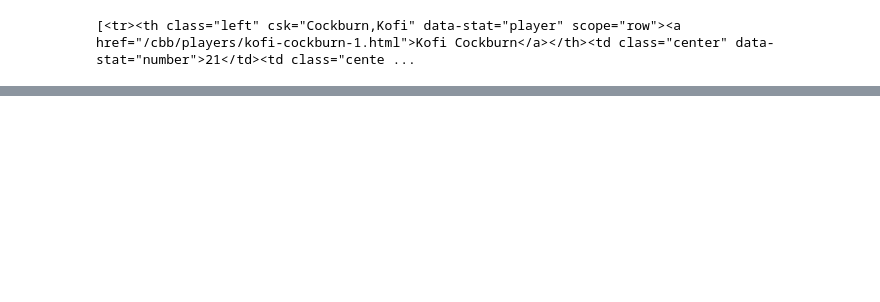
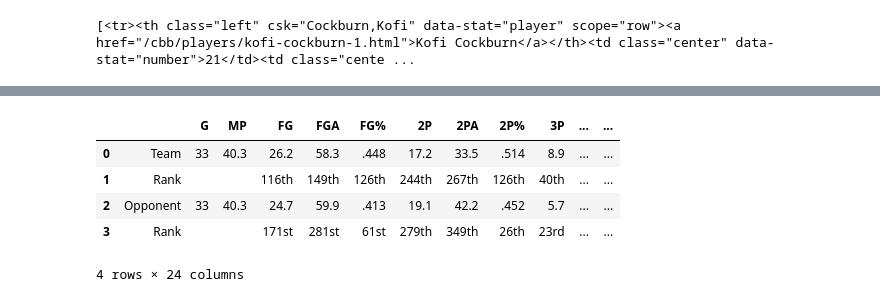
Before and after one commit to isaac-turk/DataDiveFa24, a Jupyter notebook: 21-22-Scrape.ipynb, the cells around one changed output, grey strips where cells are left out. Saved outputs shown, nothing was run; the diff lists cells and outputs as text; code cells hidden in the pictures; blank space fills up the shorter version.

Commit message:
made 21-22 team & opponent per game csv

```diff
--- a/21-22-Scrape.ipynb
+++ b/21-22-Scrape.ipynb
@@ -135,0 +151,3 @@ df_roster.to_csv(r'/Users/isaac/Desktop/personal/datadive24/21-22-Roster.csv')
+# %%
+df_pg = pd.DataFrame(columns=pg_titles)
+df_pg
@@ -135,0 +157,3 @@ df_roster.to_csv(r'/Users/isaac/Desktop/personal/datadive24/21-22-Roster.csv')
+# %%
+pg_body = pg_table.find('tbody')
+print(pg_body)
@@ -135,0 +162,3 @@ df_roster.to_csv(r'/Users/isaac/Desktop/personal/datadive24/21-22-Roster.csv')
+# %%
+pg_rows = pg_body.find_all('tr')
+print(pg_rows)
@@ -135,0 +167,10 @@ df_roster.to_csv(r'/Users/isaac/Desktop/personal/datadive24/21-22-Roster.csv')
+# %%
+for row in pg_rows:
+    header = row.find_all('th')
+    data = row.find_all('td')
+
+    whole_row = [th.get_text(strip=True) for th in header]
+    whole_row.extend([td.get_text(strip=True) for td in data])
+    print(whole_row)
+
+    df_pg.loc[len(df_pg)] = whole_row
@@ -135,0 +182,9 @@ df_roster.to_csv(r'/Users/isaac/Desktop/personal/datadive24/21-22-Roster.csv')
+# %%
+df_pg
+# %% [output]
+|  |  | G | MP | FG | FGA | FG% | 2P | 2PA | 2P% | 3P | ... | ... |
+| 0 | Team | 33 | 40.3 | 26.2 | 58.3 | .448 | 17.2 | 33.5 | .514 | 8.9 | ... | ... |
+| 1 | Rank |  |  | 116th | 149th | 126th | 244th | 267th | 126th | 40th | ... | ... |
+| 2 | Opponent | 33 | 40.3 | 24.7 | 59.9 | .413 | 19.1 | 42.2 | .452 | 5.7 | ... | ... |
+| 3 | Rank |  |  | 171st | 281st | 61st | 279th | 349th | 26th | 23rd | ... | ... |
+4 rows × 24 columns
```
Also changed, not shown: parts of 8 cells of this notebook, 1 other file.
